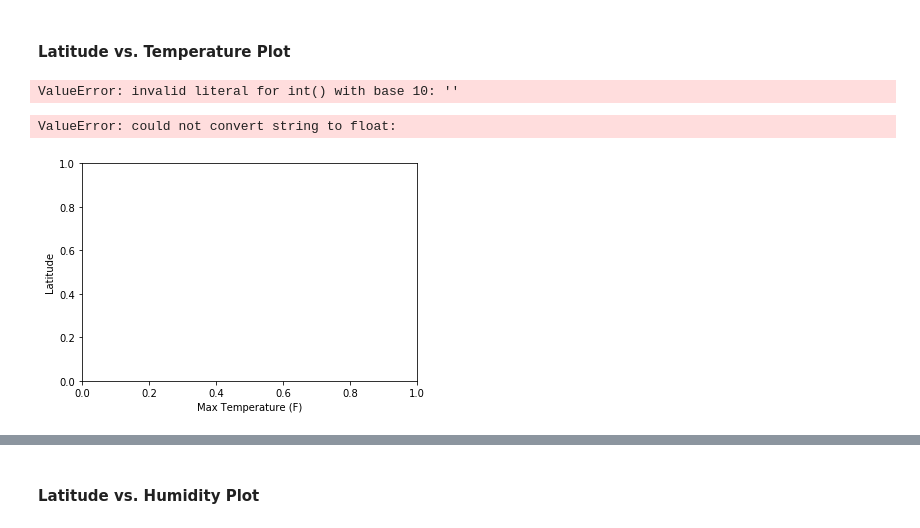
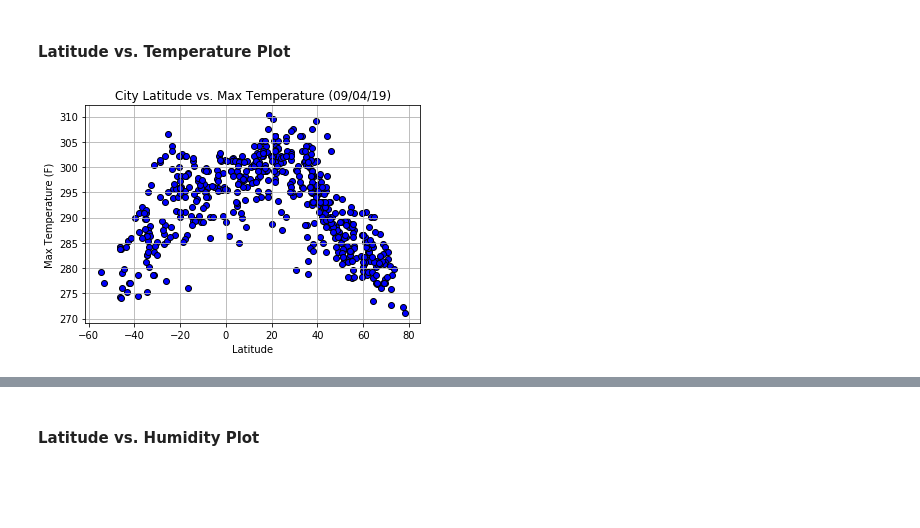
Before and after one commit to dfirestone73/PythonAPIs, a Jupyter notebook: starter_code/WeatherPy.ipynb, the cells around one changed output, grey strips where cells are left out. Drawn from its saved outputs; the diff is of its cells as text; code cells hidden in the pictures; blank space fills up the shorter version.

```diff
--- a/starter_code/WeatherPy.ipynb
+++ b/starter_code/WeatherPy.ipynb
@@ -188,0 +189,3 @@ pprint(weather)
+# %%
+weatherDF['Cloudiness'].replace('',np.nan,inplace=True)
+weatherDF.head()
@@ -189,4 +212,5 @@ pprint(weather)
 # %%
-weatherDF=weatherDF.dropna(how='any')
+weatherDF.dropna(subset=['Cloudiness'],inplace=True)
+weatherDF.reset_index()
 weatherDF.head()
 # %% [output]
@@ -217,28 +254,21 @@ weatherDF.to_csv("WeatherPy.csv")
 * Save the plotted figures as .pngs.
 # %% [markdown]
 #### Latitude vs. Temperature Plot
-# %%
-weatherDF["Max Temp"]=[int(x) for x in weatherDF['Max Temp']]
-
-mTemp=weatherDF['Max Temp'].max()
-print(mTemp)
-# %% [output]
-ValueError: invalid literal for int() with base 10: ''
 # %%
-x_axis=weatherDF['Max Temp']
-y_axis=weatherDF['Lat']
-plt.xlabel("Max Temperature (F)")
-plt.ylabel("Latitude")
+x_axis=weatherDF['Lat']
+y_axis=weatherDF['Max Temp']
+plt.xlabel("Latitude")
+plt.ylabel("Max Temperature (F)")
 
 plt.scatter(x_axis,
              y_axis,
              marker='o',
              facecolors='blue',
              edgecolors="black"
              )
 
-plt.title('City Latitude vs. Max Temperature (08/22/18)')
+plt.title('City Latitude vs. Max Temperature (09/04/19)')
 plt.grid()
+plt.savefig('Max Temp.png')
 # %% [output]
-ValueError: could not convert string to float:
-[figure, old version]
+[figure, new version]
```
Also changed, not shown: parts of 18 cells of this notebook, 5 other files.
